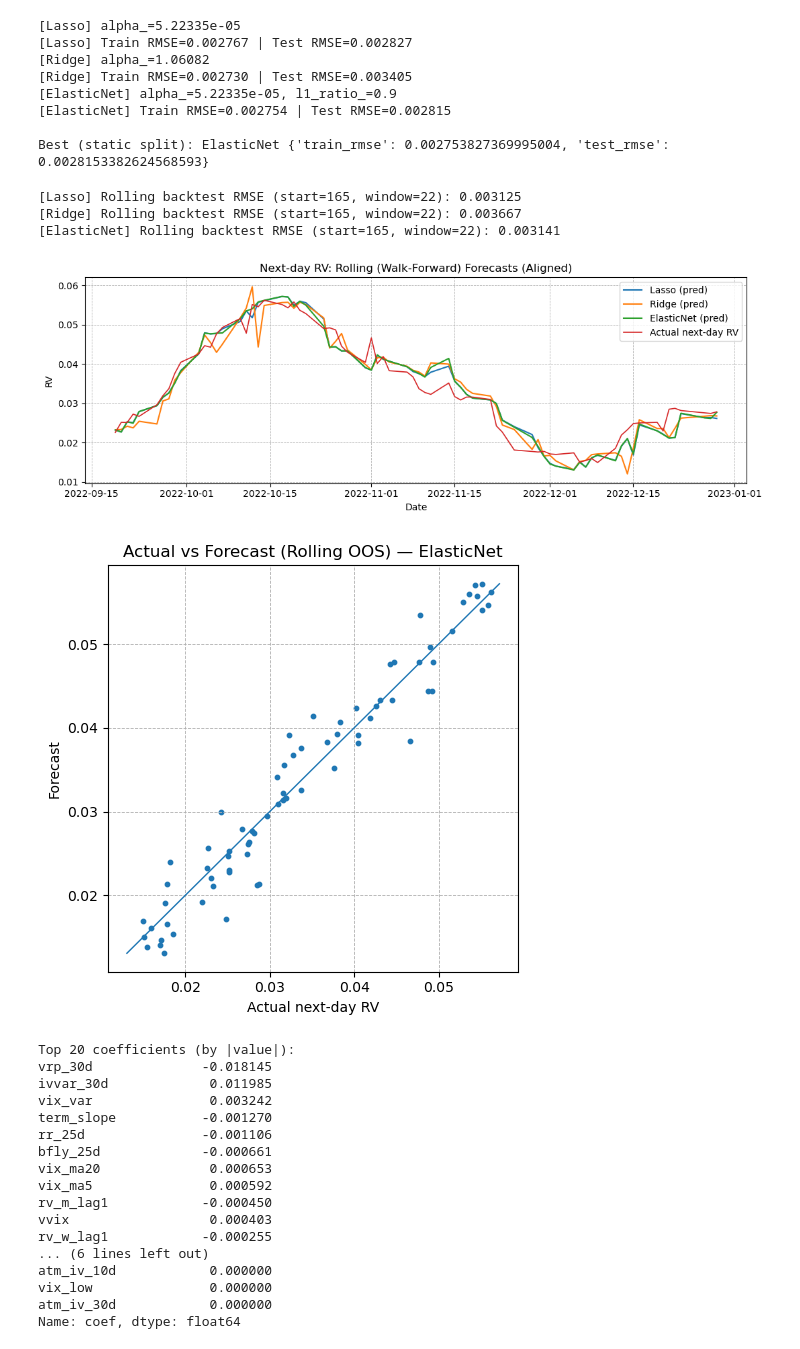
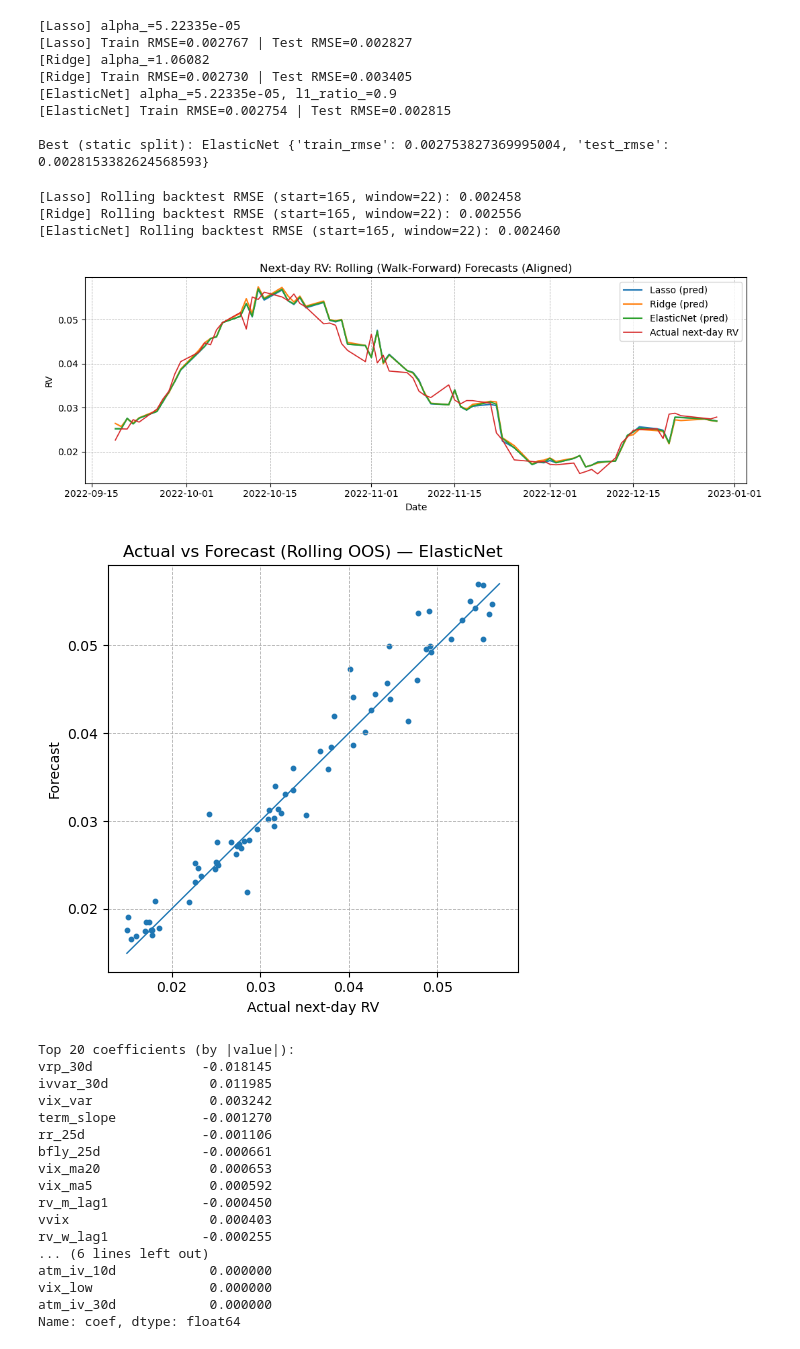
Before and after one commit to aakash-ramesh/advanced-vol-forecasting, a Jupyter notebook: code/model_comp.ipynb, the cells around one changed output. Drawn from its saved outputs; the diff is of its cells as text; code cells hidden in the pictures.

```diff
--- a/code/model_comp.ipynb
+++ b/code/model_comp.ipynb
@@ -84,8 +84,8 @@ start_idx = max(window, split)  # begin backtest at test period and after window
 dates_bt, y_bt, yhat_bt = [], [], []
 for t in range(start_idx, len(data)):
     # fit on the previous `window` observations and forecast t-th observation
-    X_tr = X_clean.iloc[t-window:t]
-    y_tr = y_clean.iloc[t-window:t]
+    X_tr = X_clean.iloc[:t]
+    y_tr = y_clean.iloc[:t]
     X_tr_c = sm.add_constant(X_tr, has_constant="add")
 
     ols_bt = sm.OLS(y_tr, X_tr_c).fit()
@@ -302,8 +304,8 @@ def rolling_backtest(base_pipeline, X_all, y_all, window=252, start_at=None):
 
     dates, ys, yhats = [], [], []
     for t in range(start_at, len(X_all)):
-        X_tr = X_all.iloc[t-window:t]
-        y_tr = y_all.iloc[t-window:t]
+        X_tr = X_all.iloc[:t]
+        y_tr = y_all.iloc[:t]
 
         # fit a fresh clone to avoid state carry-over
         pipe = clone(base_pipeline)
@@ -368,38 +370,38 @@ else:
     plt.tight_layout()
 
     # 2) Scatter for the best model (its own unique index is already unique/sorted)
     best_bt = bt[best_name]
     plt.figure(figsize=(5, 5))
     plt.scatter(best_bt["y"], best_bt["y_hat"], s=10)
     mn = float(min(best_bt["y"].min(), best_bt["y_hat"].min()))
     mx = float(max(best_bt["y"].max(), best_bt["y_hat"].max()))
     plt.plot([mn, mx], [mn, mx], linewidth=1)
     plt.title(f"Actual vs Forecast (Rolling OOS) — {best_name}")
     plt.xlabel("Actual next-day RV"); plt.ylabel("Forecast")
     plt.grid(True, linestyle="--", linewidth=0.6)
     plt.tight_layout()
 
     plt.show()
 
 
 
 # ----------------------------
 # 7) Optional: inspect coefficients (best model on full train)
 # ----------------------------
 best_pipe = models[best_name]
 best_pipe.fit(X_train, y_train)
 mdl = best_pipe.named_steps["model"]
 
 if hasattr(mdl, "coef_"):
     coefs = pd.Series(mdl.coef_, index=X_train.columns, name="coef").sort_values(key=np.abs, ascending=False)
     print("\nTop 20 coefficients (by |value|):")
     print(coefs.head(20))
 # %% [output]
-[Lasso] Rolling backtest RMSE (start=165, window=22): 0.003125
-[Ridge] Rolling backtest RMSE (start=165, window=22): 0.003667
-[ElasticNet] Rolling backtest RMSE (start=165, window=22): 0.003141
+[Lasso] Rolling backtest RMSE (start=165, window=22): 0.002458
+[Ridge] Rolling backtest RMSE (start=165, window=22): 0.002556
+[ElasticNet] Rolling backtest RMSE (start=165, window=22): 0.002460
-[figure, old version]
+[figure, new version]
-[figure, old version]
+[figure, new version]
 Top 20 coefficients (by |value|):
 vrp_30d              -0.018145
 ivvar_30d             0.011985
```
Also changed, not shown: parts of 4 cells of this notebook, 20 other files.
